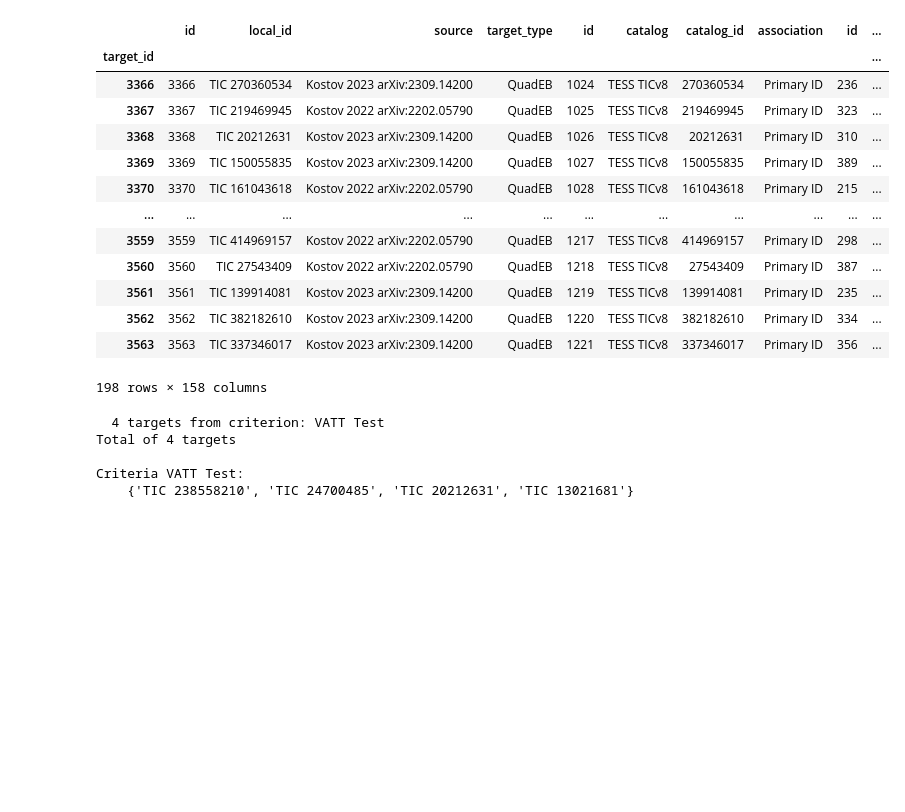
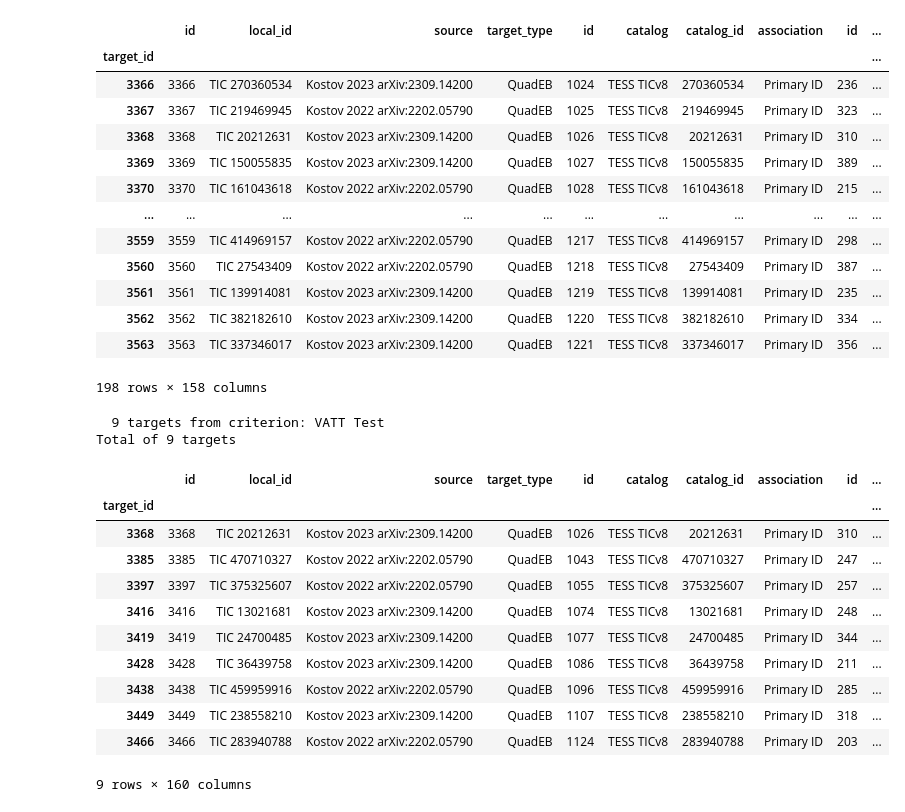
Before and after one commit to CvillePaul/Observation-Planner, a Jupyter notebook: Observation Planner.ipynb, the cells around one changed output. Cells and saved outputs as stored; diff of their text form; code cells hidden in the pictures; blank space fills up the shorter version.

Commit message:
Some minor improvements to list generation

```diff
--- a/Observation Planner.ipynb
+++ b/Observation Planner.ipynb
@@ -46,13 +46,13 @@ for (target_list,) in conn.execute("select name from tom_targetlist;").fetchall(
         result[0]
         for result in conn.execute(
             """
-                                select t.local_id
-                                from tom_targetlist tl
-                                join tom_targetlist_targets tlt on tlt.targetlist_id = tl.id
-                                join tom_target t on t.id = tlt.target_id
-                                where tl.name = ?
-                                ;
-                                """,
+            select t.local_id
+            from tom_targetlist tl
+            join tom_targetlist_targets tlt on tlt.targetlist_id = tl.id
+            join tom_target t on t.id = tlt.target_id
+            where tl.name = ?
+            ;
+            """,
             [target_list],
         ).fetchall()
     ]
@@ -72,8 +72,8 @@ params = pd.read_sql(
 )
 # TODO: following code only works for binary systems - generalize to n-member systems
 joined_params = params.drop(columns=["scienceresult_ptr_id"])
-joined_params = joined_params[joined_params["member"] == "Member A"].join(
-    joined_params[joined_params["member"] == "Member B"],
+joined_params = joined_params[joined_params["member"] == "A"].join(
+    joined_params[joined_params["member"] == "B"],
     on="local_id",
     lsuffix="_A",
     rsuffix="_B",
@@ -142,35 +142,45 @@ for observing_night_utc in observing_nights_utc:
 # %%
 # criteria={
 #     # "test": [(targets["HQND"]), ""],
 #     "Other Bright with spectra and speckle": [(targets["magnitude"] < 11) & (targets["Num Speckle"] > 0) & (targets["Num Spectra"] > 0) & (targets["HQND"] == False), "Low"],
 #     "HQND, Dim": [(targets["HQND"]) & (targets["magnitude"]>13), "Low"],
 #     "HQND Bright no spectra": [(targets["HQND"]) & (targets["Num Spectra"] == 0) & (targets["magnitude"] < 13), "Medium"],
 #     "HQND Bright with spectra": [(targets["HQND"]) & (targets["Num Spectra"] > 0) & (targets["magnitude"] < 13), "High"],
 #     "Featured": [(targets["Featured targets"]), "Highest"],
 # }
 
+min_per, max_per = 1.5, 5
+
 criteria = {
-    "VATT Test": [(targets["period_A"] < 1) & (targets["period_B"] > 5), "Highest"],
+    "VATT Test": [(targets["period_A"] > max_per) & (targets["period_B"] < min_per) & (targets["period_B"] > 0)
+        | (targets["period_A"] < min_per) & (targets["period_B"] > max_per) & (targets["period_A"] > 0), "Highest"],
 }
 
 matching_ids = {}
 combined_ids = set()
 targets["Priority"] = ""
 for name, [criterion, priority] in criteria.items():
     filtered_ids = set(targets[criterion  & (targets["Observable Nights"] > 0)]["local_id"])
     targets.loc[targets.local_id.isin(filtered_ids), "Priority"]=priority
     print(f"{len(filtered_ids):3d} targets from criterion: {name}")
     combined_ids=combined_ids | filtered_ids
     matching_ids[name] = filtered_ids
 print(f"Total of {len(combined_ids)} targets")
 
-print()
-for name,ids in matching_ids.items():
-    print(f"Criteria {name}:")
-    print(f"    {ids}")
+observing_list = targets[targets["local_id"].isin(combined_ids)]
+observing_list
 # %% [output]
-  4 targets from criterion: VATT Test
-Total of 4 targets
-
-Criteria VATT Test:
-    {'TIC 238558210', 'TIC 24700485', 'TIC 20212631', 'TIC 13021681'}
+  9 targets from criterion: VATT Test
+Total of 9 targets
+|  | id | local_id | source | target_type | id | catalog | catalog_id | association | id | ... |
+| target_id |  |  |  |  |  |  |  |  |  | ... |
+| 3368 | 3368 | TIC 20212631 | Kostov 2023 arXiv:2309.14200 | QuadEB | 1026 | TESS TICv8 | 20212631 | Primary ID | 310 | ... |
+| 3385 | 3385 | TIC 470710327 | Kostov 2022 arXiv:2202.05790 | QuadEB | 1043 | TESS TICv8 | 470710327 | Primary ID | 247 | ... |
+| 3397 | 3397 | TIC 375325607 | Kostov 2022 arXiv:2202.05790 | QuadEB | 1055 | TESS TICv8 | 375325607 | Primary ID | 257 | ... |
+| 3416 | 3416 | TIC 13021681 | Kostov 2023 arXiv:2309.14200 | QuadEB | 1074 | TESS TICv8 | 13021681 | Primary ID | 248 | ... |
+| 3419 | 3419 | TIC 24700485 | Kostov 2023 arXiv:2309.14200 | QuadEB | 1077 | TESS TICv8 | 24700485 | Primary ID | 344 | ... |
+| 3428 | 3428 | TIC 36439758 | Kostov 2023 arXiv:2309.14200 | QuadEB | 1086 | TESS TICv8 | 36439758 | Primary ID | 211 | ... |
+| 3438 | 3438 | TIC 459959916 | Kostov 2022 arXiv:2202.05790 | QuadEB | 1096 | TESS TICv8 | 459959916 | Primary ID | 285 | ... |
+| 3449 | 3449 | TIC 238558210 | Kostov 2023 arXiv:2309.14200 | QuadEB | 1107 | TESS TICv8 | 238558210 | Primary ID | 318 | ... |
+| 3466 | 3466 | TIC 283940788 | Kostov 2022 arXiv:2202.05790 | QuadEB | 1124 | TESS TICv8 | 283940788 | Primary ID | 203 | ... |
+9 rows × 160 columns
```
Also changed, not shown: parts of 3 cells of this notebook.
